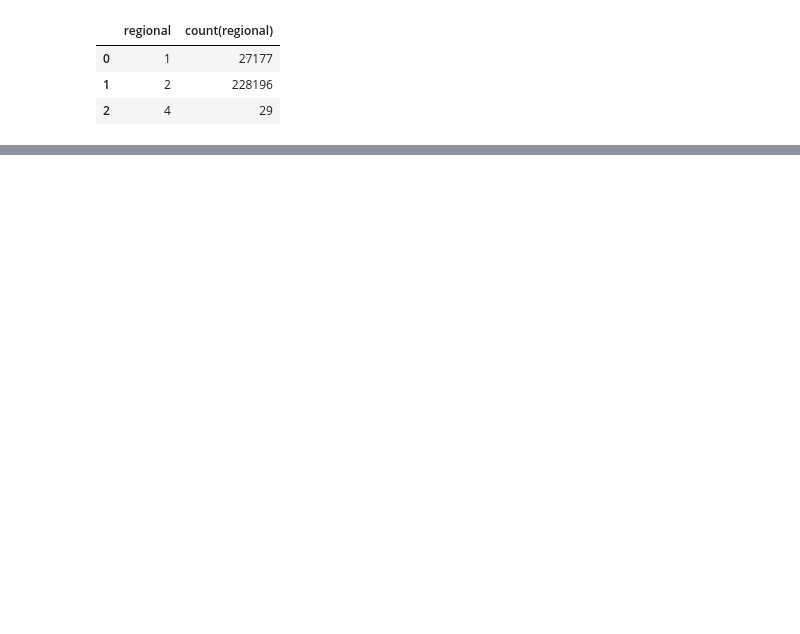
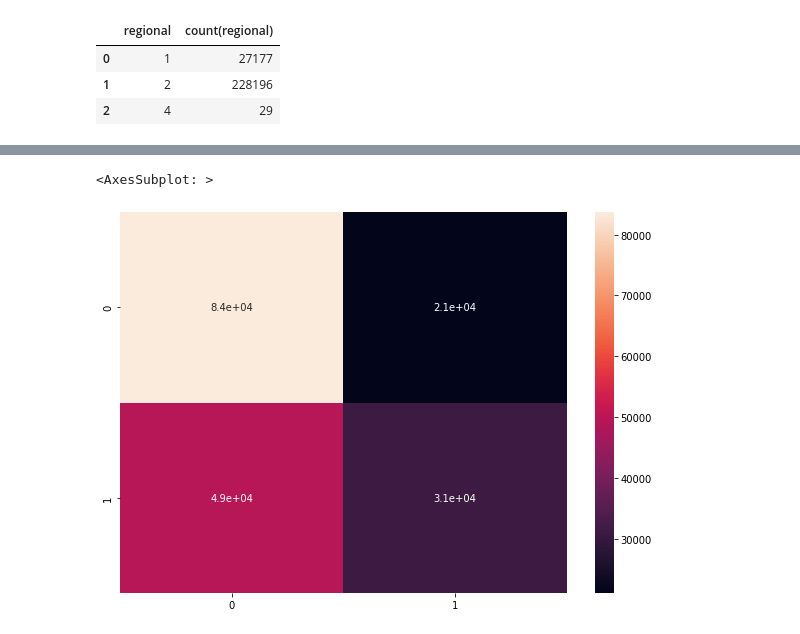
Before and after one commit to Bissiatti/BA-Case1-Elogroup-FGV, a Jupyter notebook: case1.ipynb, the cells around one changed output, grey strips where cells are left out. Cells and saved outputs as stored; diff of their text form; code cells hidden in the pictures; blank space fills up the shorter version.

```diff
--- a/case1.ipynb
+++ b/case1.ipynb
@@ -113,3 +287,4 @@ group by regional
 # %%
-dummie_conn_DF = pd.get_dummies(df1['connection_type'])
-df1 = pd.concat((df1,dummie_conn_DF), axis = 1)
+df_to_model = pd.concat([df1[['total_debt','total_bills','collected']],dummie_conn_DF,dumbie_client_class_DF,dumbie_client_subclass_DF,dummie_regional_list1,dummie_regional_list2], axis=1)
+# %%
+df_to_model.dropna(inplace=True)
@@ -115,0 +298,11 @@ df1 = pd.concat((df1,dummie_conn_DF), axis = 1)
+# %%
+X = df_to_model.drop(['collected',"req_regional1", "req_regional2",	"req_regional3",	"req_regional4"], axis=1)
+y = df_to_model['collected']
+
+X_train, X_test, y_train, y_test = train_test_split(X, y, test_size=0.30, random_state=101)
+# %%
+logmodel = LogisticRegression()
+logmodel.fit(X_train,y_train)
+
+predictions = logmodel.predict(X_test)
+print(classification_report(y_test,predictions))
@@ -115,0 +325,8 @@ df1 = pd.concat((df1,dummie_conn_DF), axis = 1)
+# %%
+# plot confusion matrix
+cm = confusion_matrix(y_test, predictions)
+plt.figure(figsize=(10,7))
+sns.heatmap(cm, annot=True)
+# %% [output]
+<AxesSubplot: >
+[figure, added]
```
Also changed, not shown: parts of 27 cells of this notebook.
